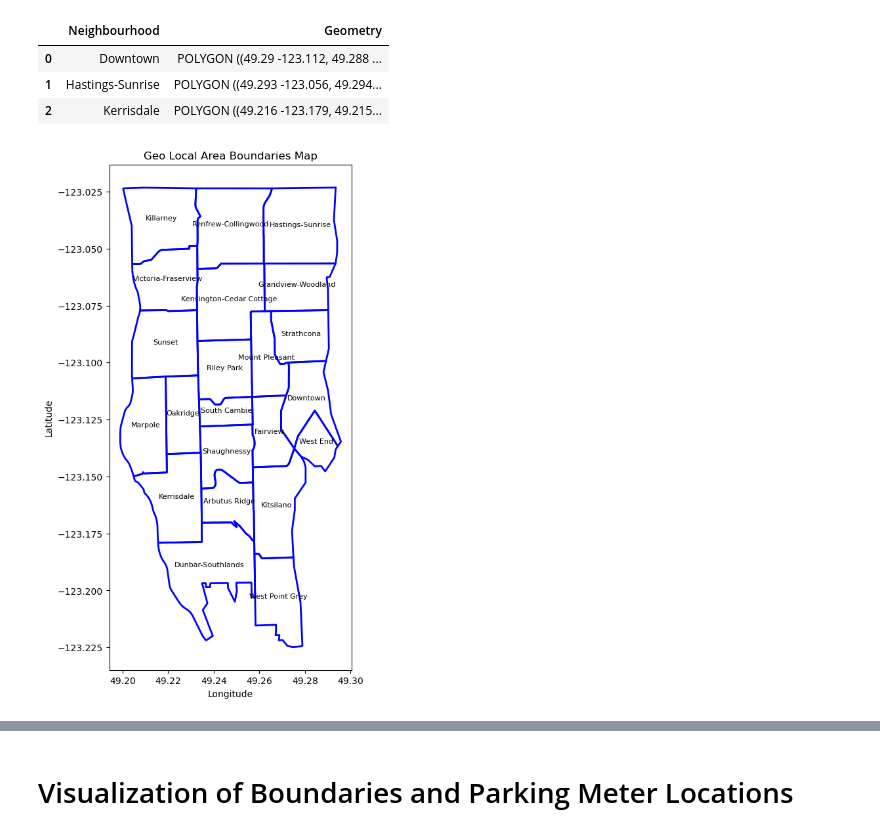
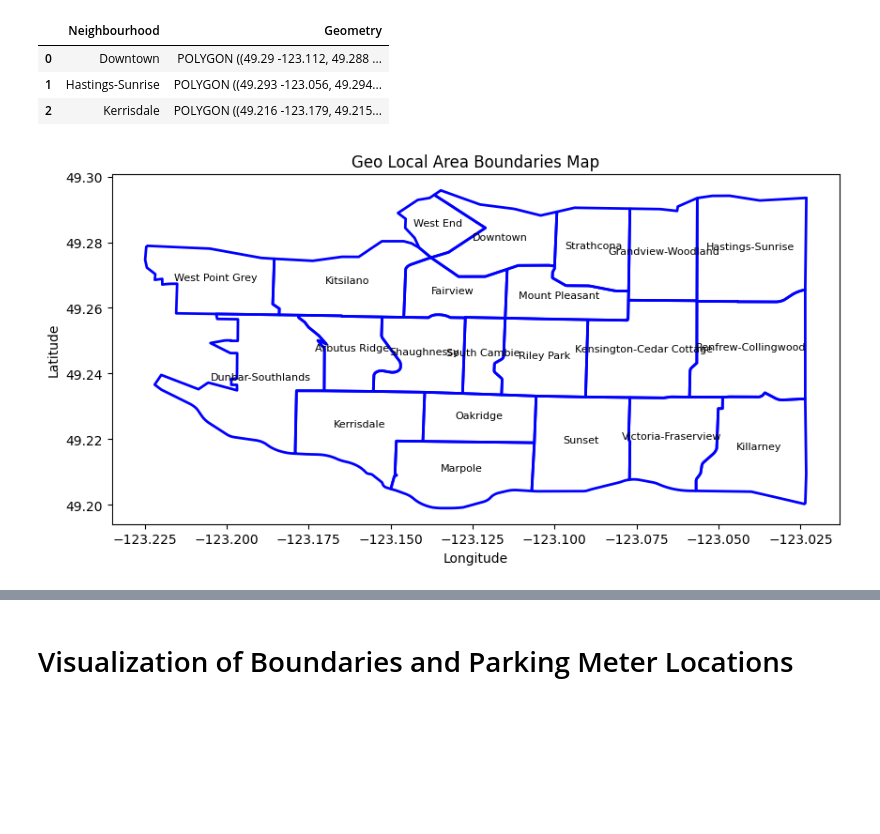
Before and after one commit to nwoods1/Cmpt353Project, a Jupyter notebook: notebooks/2_visualizations.ipynb, the cells around one changed output, grey strips where cells are left out. Cells and saved outputs as stored; diff of their text form; code cells hidden in the pictures; blank space fills up the shorter version.

Commit message:
rotate Vancouver visualization to have north facing up

```diff
--- a/notebooks/2_visualizations.ipynb
+++ b/notebooks/2_visualizations.ipynb
@@ -74,31 +73,30 @@ boundaries_df.head(3)
 | 0 | Downtown | POLYGON ((49.29 -123.112, 49.288 ... |
 | 1 | Hastings-Sunrise | POLYGON ((49.293 -123.056, 49.294... |
 | 2 | Kerrisdale | POLYGON ((49.216 -123.179, 49.215... |
+# %%
+exterior_boundaries = boundaries_df.copy()
+exterior_boundaries["Geometry"] = exterior_boundaries["Geometry"].apply(
+    lambda geom: LineString([(y, x) for x, y in geom.exterior.coords])
+)
 # %%
-exterior_boundaries = boundaries_df.copy()
-exterior_boundaries["Geometry"] = exterior_boundaries["Geometry"].apply(
-    lambda geom: LineString(geom.exterior)
-)
-
-# Step 2: Plot the outlines
 fig, ax = plt.subplots(figsize=(10, 10))
 exterior_boundaries.plot(ax=ax, color='blue', linewidth=2)
 
 for idx, row in boundaries_df.iterrows():
     if not row['Geometry'].is_empty:
         centroid = row['Geometry'].centroid
         ax.annotate(
             row['Neighbourhood'],
-            xy=(centroid.x, centroid.y),
+            xy=(centroid.y, centroid.x),
             fontsize=8,
             ha='center',
             color='black'
         )
 
 ax.set_title("Geo Local Area Boundaries Map")
 ax.set_xlabel("Longitude")
 ax.set_ylabel("Latitude")
 
 plt.show()
 # %% [output]
-[figure, old version]
+[figure, new version]
```
Also changed, not shown: parts of 6 cells of this notebook.
